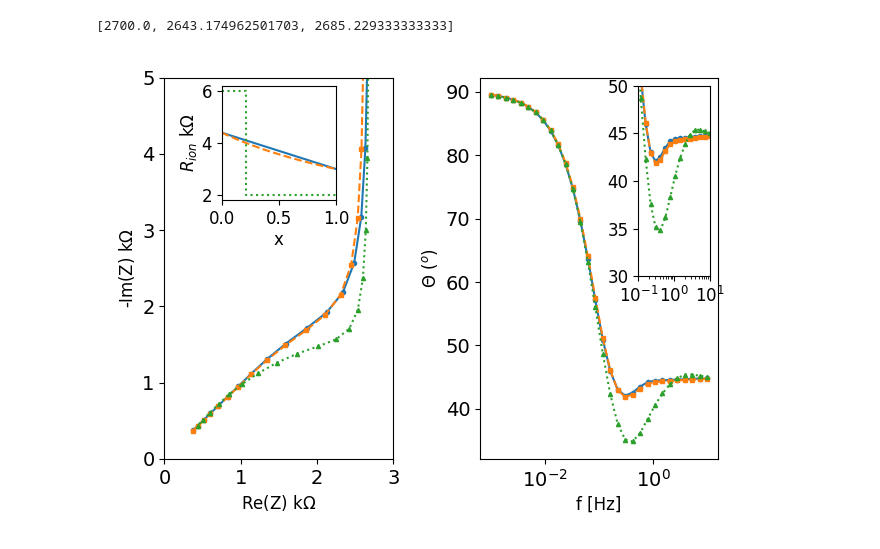
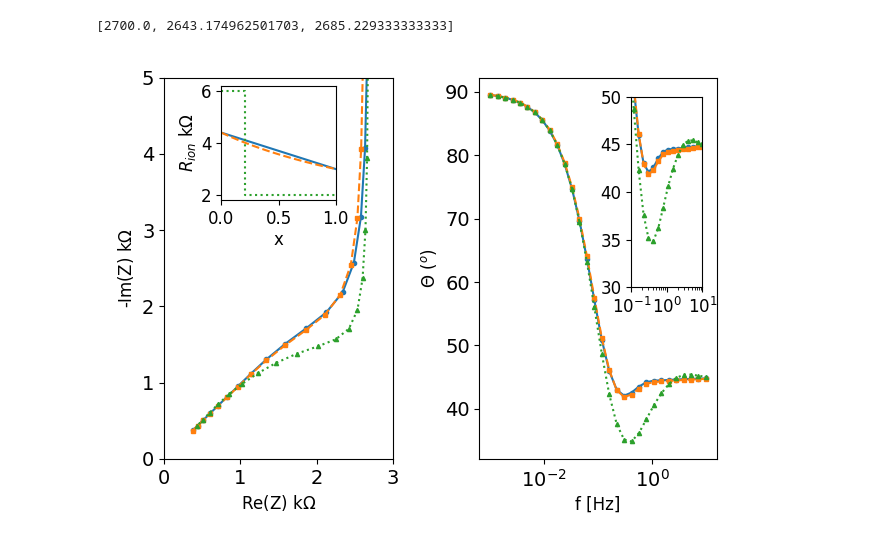
Before and after one commit to Yugal0/fitting-eis-dipangle-analysis, a Jupyter notebook: figure_flow.ipynb, the cells around one changed output. Cells and saved outputs as stored; diff of their text form; code cells hidden in the pictures.

```diff
--- a/figure_flow.ipynb
+++ b/figure_flow.ipynb
@@ -144,36 +144,38 @@ for prof,c,ls in zip(profiles,c_all,linestyles):
 
 for z,ls,m in zip(z_all,linestyles,markers):
     ax_nyq.set_xlabel("Re(Z) k$\Omega$")
     ax_nyq.set_ylabel("-Im(Z) k$\Omega$")
     ax_nyq.plot(np.real(z)/1000,-np.imag(z)/1000,linestyle=ls,marker=m)
     ax_nyq.set_aspect("equal")
     ax_nyq.set_xlim(0,3)
     ax_nyq.set_ylim(0,5)
 
 
 ax_bode=axs[1]
-ax_b_zoom=inset_axes(ax_bode,width="30%",height="50%",loc="upper right")
+ax_b_zoom=ax_bode.inset_axes([0.64,0.45,0.3,0.5])
+# ax_b_zoom.set_position()
 
 for z,ls,m in zip(z_all,linestyles,markers):
     ax_bode.plot(f,-np.angle(z,deg=True),linestyle=ls,marker=m)
+    ax_bode.set_xscale("log")
     ax_bode.set_xlabel("f [Hz]")
-    ax_bode.set_xscale("log")
     ax_bode.set_ylabel("$\Theta$ ($^o$)")
+    # ax_bode.tick_params(labelsize=12)
 
     ax_b_zoom.plot(f,-np.angle(z,deg=True),linestyle=ls,marker=m)
     ax_b_zoom.set_xscale("log")
     ax_b_zoom.set_xlim(0.1,10)
     ax_b_zoom.set_ylim(30,50)
     ax_b_zoom.tick_params(labelsize=12)
     # ax_inset.plot()
     # ax.set_aspect("equal")
     # ax.set_xlim(0,10000)
     # ax.set_ylim(0,10000)
 #plot the bode plot
 fig.tight_layout()
 fig.savefig("dip.png",dpi=600)
 # %% [output]
-[figure, old version]
+[figure, new version]
 # %%
 # import matplotlib.pyplot as plt
 
```
Also changed, not shown: 1 other file.
